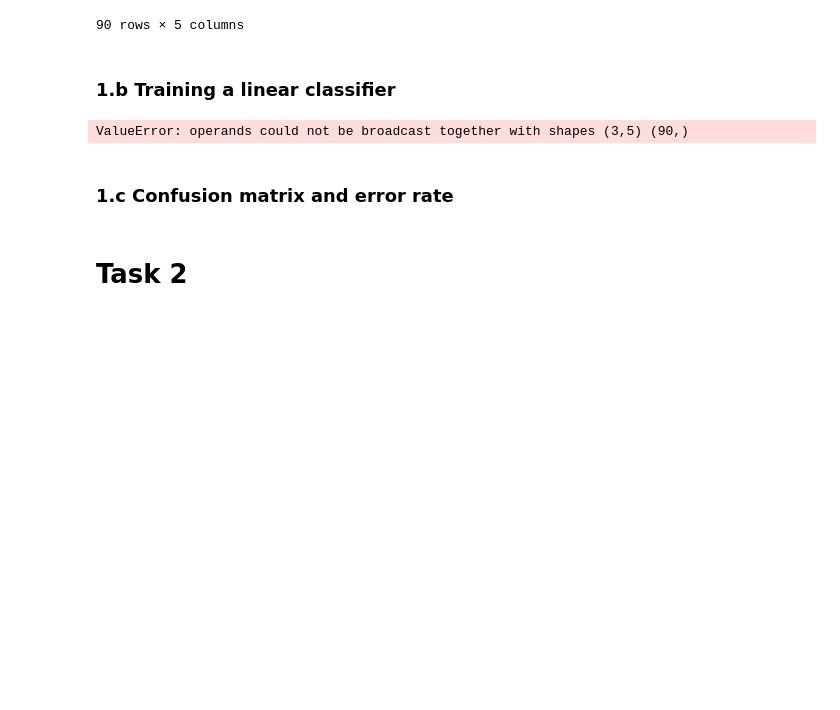
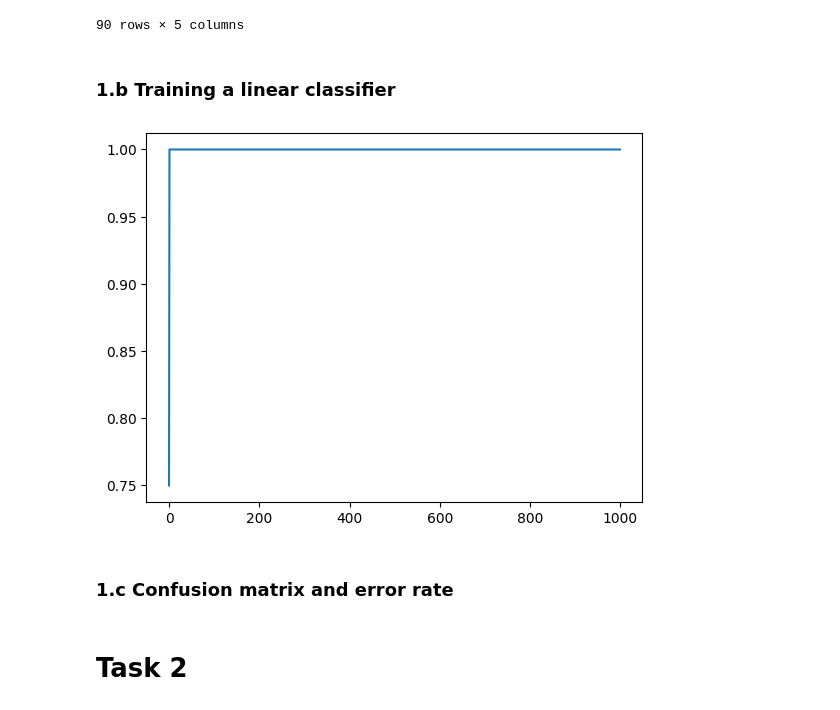
Before and after one commit to tuvats/TTT4275-Classification-project, a Jupyter notebook: Iris_task.ipynb, the cells around one changed output. Drawn from its saved outputs; the diff is of its cells as text; code cells hidden in the pictures; blank space fills up the shorter version.

```diff
--- a/Iris_task.ipynb
+++ b/Iris_task.ipynb
@@ -44,33 +50,21 @@ train_df
 90 rows × 5 columns
 # %% [markdown]
 ### 1.b Training a linear classifier
-# %%
-def sigmoid_function(z):
-    return 1/(1+np.exp(-z))
-
-def train_linear_classifier(X, T, alpha=0.5, max_iter=1000, tol=1e-5):
-    N, D = X.shape
-    C = T.shape[0]
-    W = np.zeros((C, D))
-    mse_history = []
-
-    for epoch in range(max_iter):
-        Z = X @ np.transpose(W)
-        G = sigmoid_function(Z)
-        E = G - T
-        mse = np.mean(np.sum(E**2, axis=1))
-        mse_history.append(mse)
-
-        grad = np.sum((E*G*(1-G))*np.transpose(X))
-        print(grad)
-
-    return W, mse_history
-# %%
-from logistic_regression import train_linear_classifier
-
-train_linear_classifier(train_df, classes)
-# %% [output]
-ValueError: operands could not be broadcast together with shapes (3,5) (90,)
+# %%
+from logistic_regression import train_linear_classifier
+from sklearn.preprocessing import OneHotEncoder
+
+X_train = train_df[['sepal_length', 'sepal_width', 'petal_length', 'petal_width']].values
+y_train = train_df['class'].values
+encoder = OneHotEncoder(sparse_output=False)
+y_train_encoded = encoder.fit_transform(y_train.reshape(-1, 1))
+
+W, mse_results = train_linear_classifier(X_train, y_train_encoded)
+epoch_list=np.arange(0, 1000, 1)
+plt.plot(epoch_list, mse_results)
+plt.show()
+# %% [output]
+[figure, added]
 # %% [markdown]
 ### 1.c Confusion matrix and error rate
 # %% [markdown]
```
Also changed, not shown: parts of 1 cell of this notebook, 2 other files.
